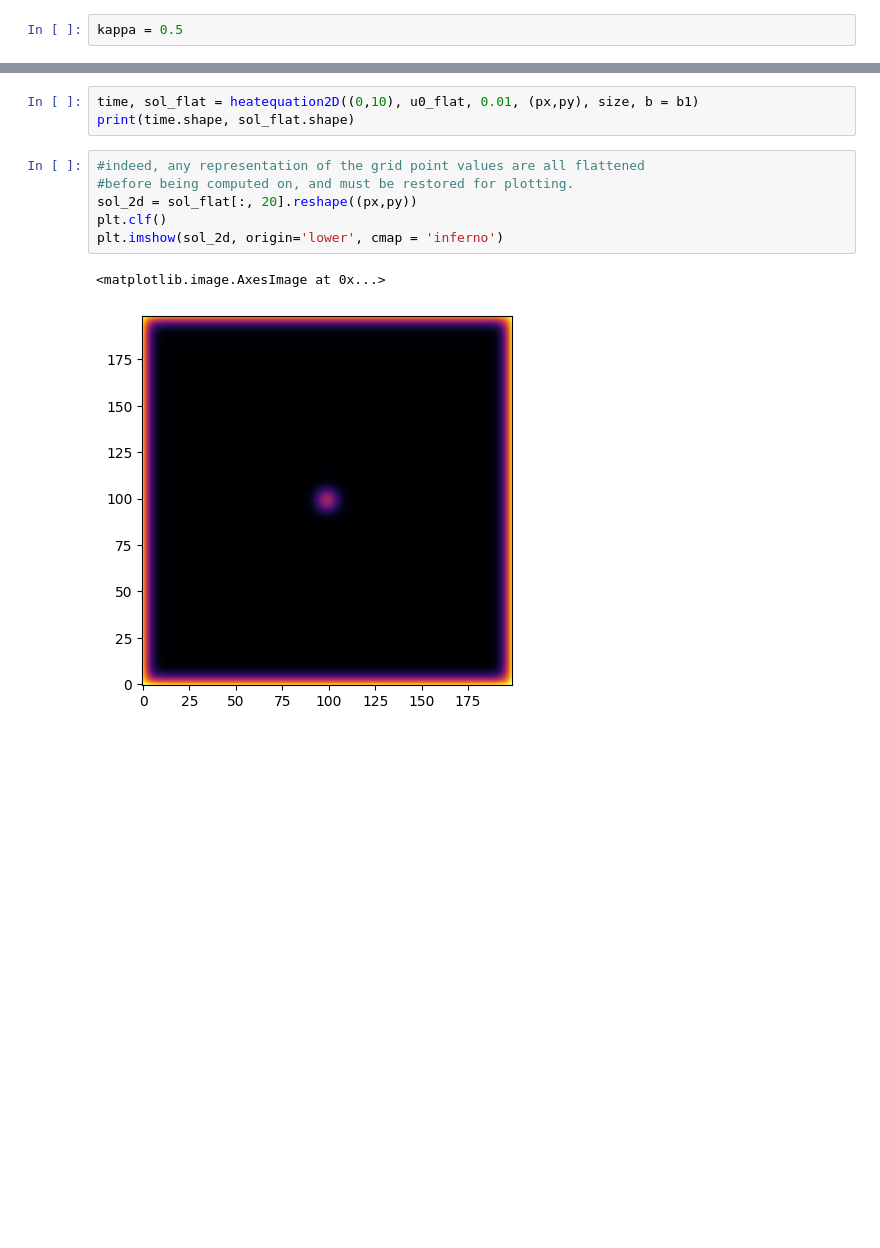
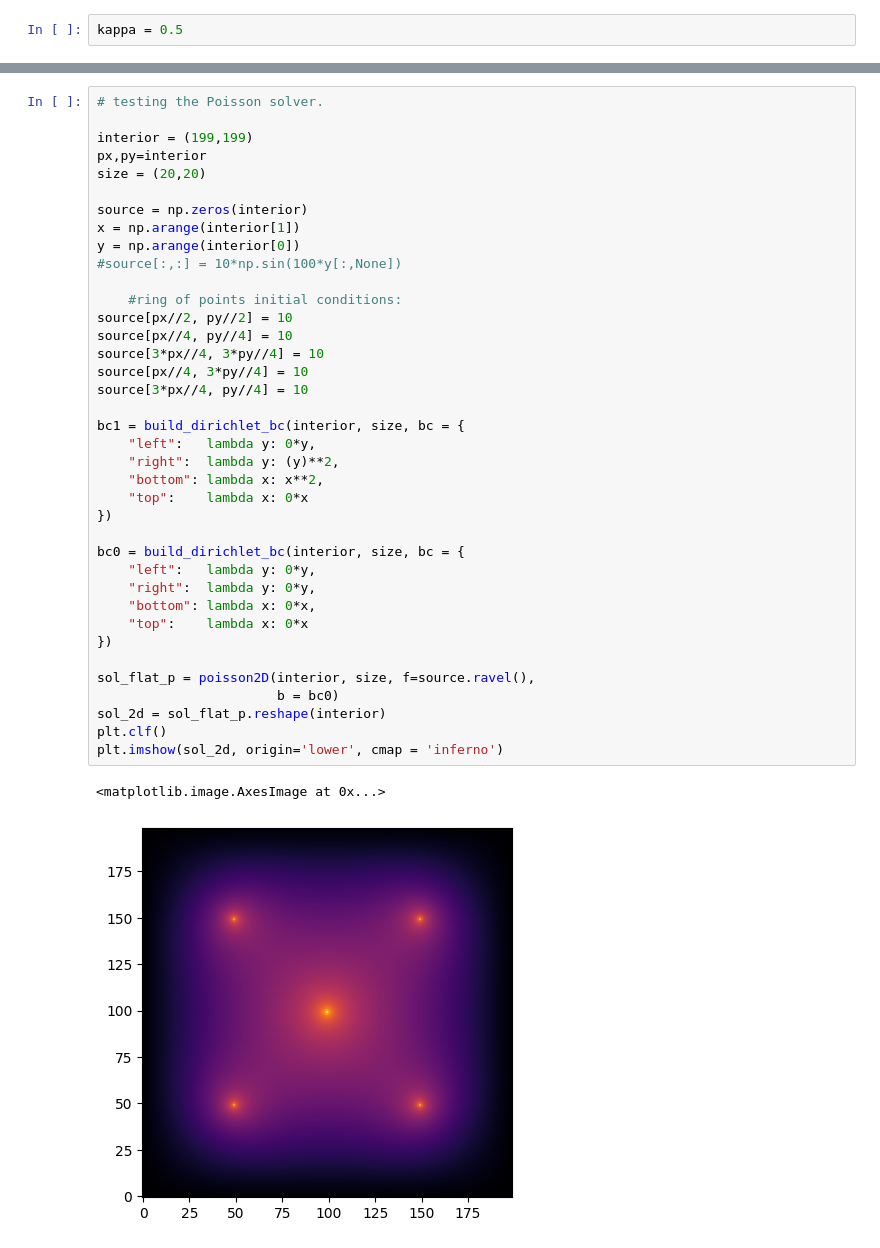
Before and after one commit to XDMisonoXDMikaXD/diffy-qs-solver, a Jupyter notebook: 2D_heat.ipynb, the cells around one changed output, grey strips where cells are left out. Saved outputs shown, nothing was run; the diff lists cells and outputs as text; blank space fills up the shorter version.

```diff
--- a/2D_heat.ipynb
+++ b/2D_heat.ipynb
@@ -189,12 +306,41 @@ print(time.shape, sol_flat.shape)
-# %%
-time, sol_flat = heatequation2D((0,10), u0_flat, 0.01, (px,py), size, b = b1)
-print(time.shape, sol_flat.shape)
-# %%
-#indeed, any representation of the grid point values are all flattened
-#before being computed on, and must be restored for plotting.
-sol_2d = sol_flat[:, 20].reshape((px,py))
-plt.clf()
-plt.imshow(sol_2d, origin='lower', cmap = 'inferno')
-# %% [output]
-<matplotlib.image.AxesImage at 0x...>
-[figure, removed]
+# %%
+# testing the Poisson solver.
+
+interior = (199,199)
+px,py=interior
+size = (20,20)
+
+source = np.zeros(interior)
+x = np.arange(interior[1])
+y = np.arange(interior[0])
+#source[:,:] = 10*np.sin(100*y[:,None])
+
+    #ring of points initial conditions:
+source[px//2, py//2] = 10
+source[px//4, py//4] = 10
+source[3*px//4, 3*py//4] = 10
+source[px//4, 3*py//4] = 10
+source[3*px//4, py//4] = 10
+
+bc1 = build_dirichlet_bc(interior, size, bc = {
+    "left":   lambda y: 0*y,
+    "right":  lambda y: (y)**2,
+    "bottom": lambda x: x**2,
+    "top":    lambda x: 0*x
+})
+
+bc0 = build_dirichlet_bc(interior, size, bc = {
+    "left":   lambda y: 0*y,
+    "right":  lambda y: 0*y,
+    "bottom": lambda x: 0*x,
+    "top":    lambda x: 0*x
+})
+
+sol_flat_p = poisson2D(interior, size, f=source.ravel(),
+                       b = bc0)
+sol_2d = sol_flat_p.reshape(interior)
+plt.clf()
+plt.imshow(sol_2d, origin='lower', cmap = 'inferno')
+# %% [output]
+<matplotlib.image.AxesImage at 0x...>
+[figure, added]
```
Also changed, not shown: parts of 12 cells of this notebook.
